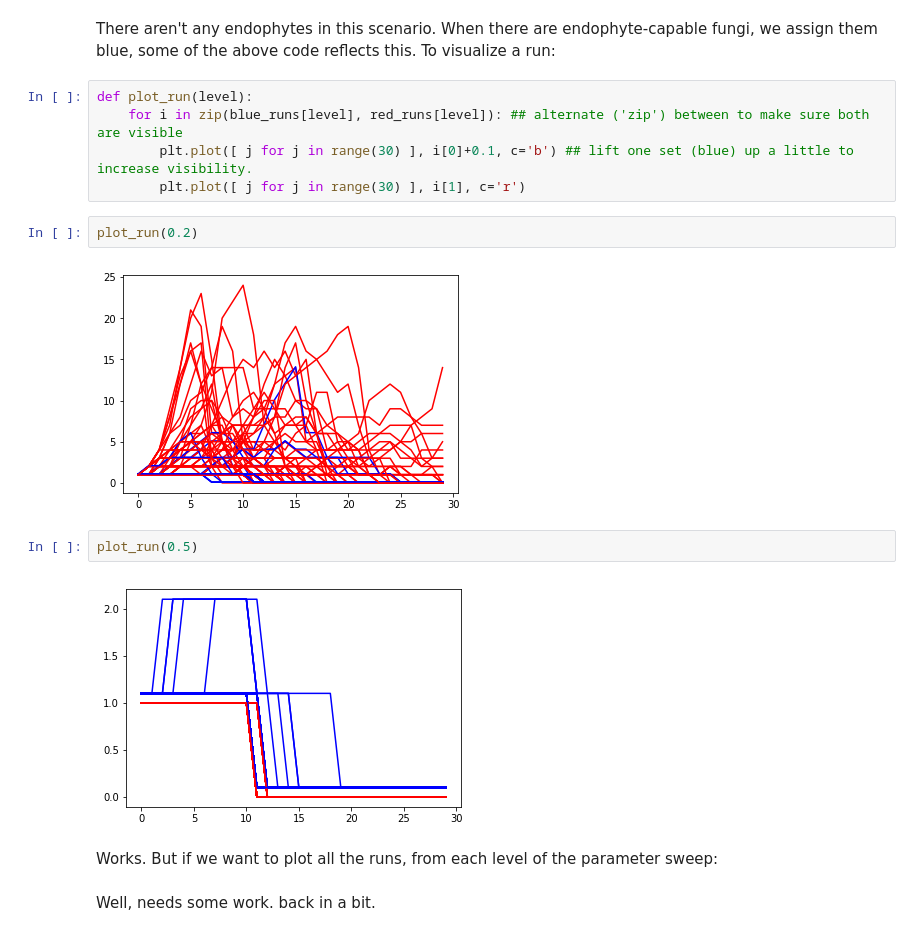
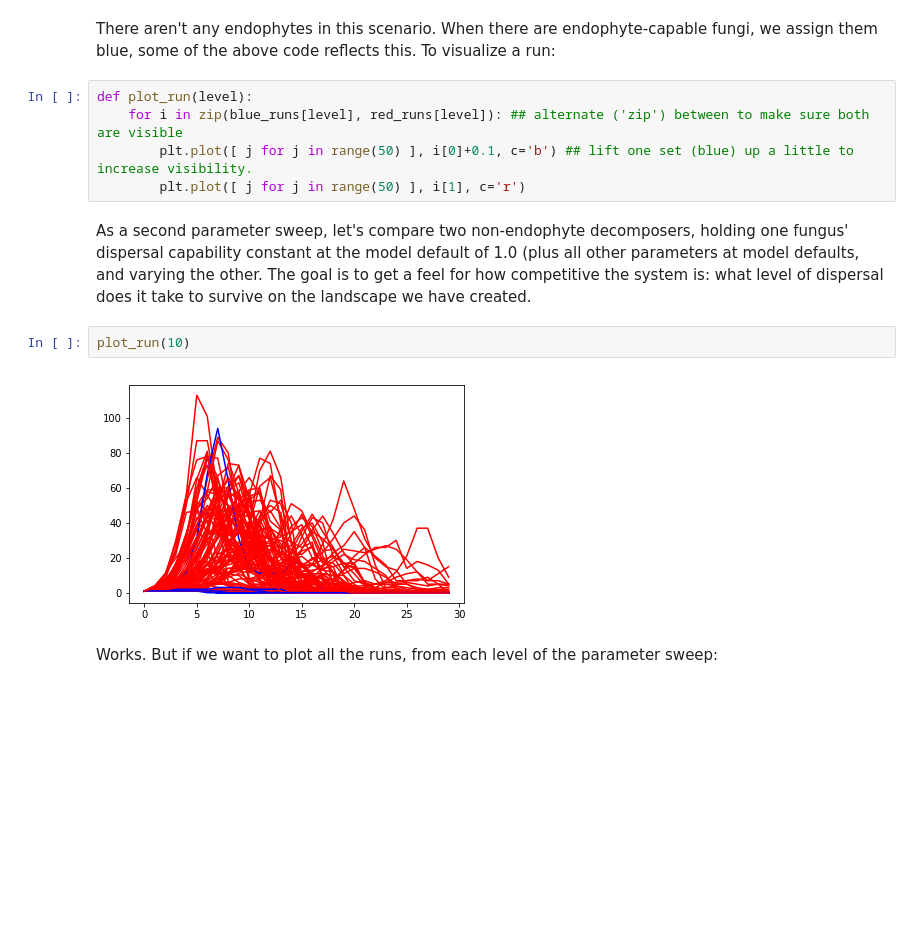
Before and after one commit to danchurch/FA_ABM, a Jupyter notebook: parameter_sweeps.ipynb, the cells around one changed output. Cells and saved outputs as stored; diff of their text form; blank space fills up the shorter version.

```diff
--- a/parameter_sweeps.ipynb
+++ b/parameter_sweeps.ipynb
@@ -41,18 +57,14 @@ There aren't any endophytes in this scenario. When there are endophyte-capable f
 # %%
 def plot_run(level):
     for i in zip(blue_runs[level], red_runs[level]): ## alternate ('zip') between to make sure both are visible
-        plt.plot([ j for j in range(30) ], i[0]+0.1, c='b') ## lift one set (blue) up a little to increase visibility.
-        plt.plot([ j for j in range(30) ], i[1], c='r')
+        plt.plot([ j for j in range(50) ], i[0]+0.1, c='b') ## lift one set (blue) up a little to increase visibility.
+        plt.plot([ j for j in range(50) ], i[1], c='r')
-# %%
-plot_run(0.2)
-# %% [output]
-[figure, removed]
-# %%
-plot_run(0.5)
-# %% [output]
-[figure, removed]
+# %% [markdown]
+As a second parameter sweep, let's compare two non-endophyte decomposers, holding one fungus' dispersal capability constant at the model default of 1.0 (plus all other parameters at model defaults, and varying the other. The goal is to get a feel for how competitive the system is: what level of dispersal does it take to survive on the landscape we have created.
+# %%
+plot_run(10)
+# %% [output]
+[figure, added]
 # %% [markdown]
 Works. But if we want to plot all the runs, from each level of the parameter sweep:
-# %% [markdown]
-Well, needs some work. back in a bit.
 # %%
```
Also changed, not shown: parts of 9 cells of this notebook, 2 other files.
